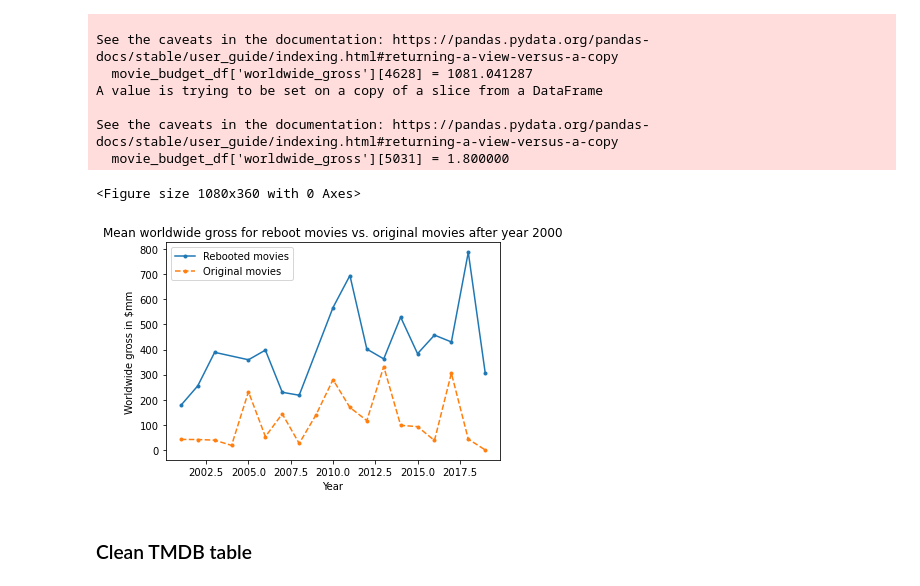
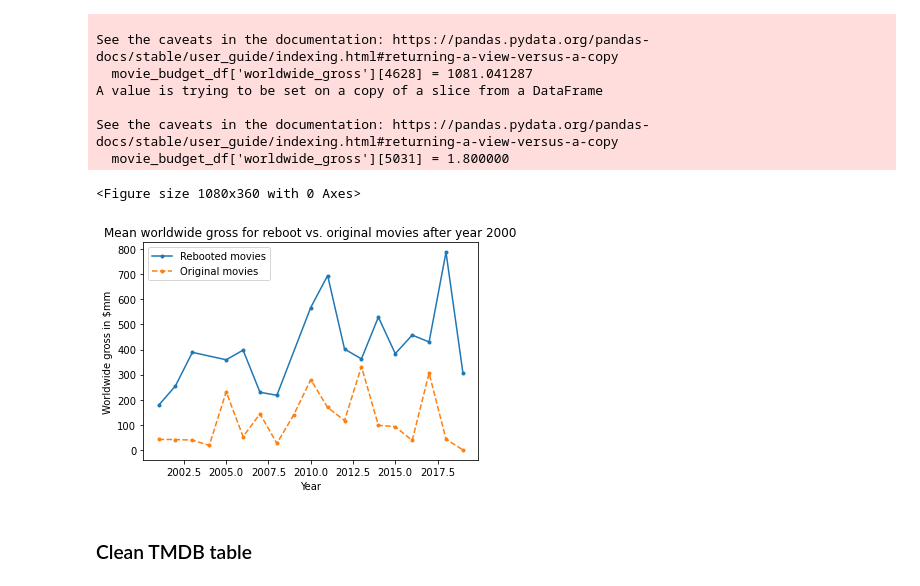
Before and after one commit to Meir-Alelov/Movie-Data-Analysis-and-Recs, a Jupyter notebook: Final_notebook.ipynb, the cells around one changed output. Saved outputs shown, nothing was run; the diff lists cells and outputs as text; code cells hidden in the pictures.

Commit message:
change to final notebook and add graph images

```diff
--- a/Final_notebook.ipynb
+++ b/Final_notebook.ipynb
@@ -429,19 +463,20 @@ non_rebooted_2000_df = non_rebooted_2000_df.groupby(by='Year').mean()
 # %%
 #comparing the mean worldwide gross for remade movies vs original movies after the year 2000
 plt.figure(figsize=(15,5))
 fig, ax = plt.subplots()
 ax.plot(rebooted_2000_df.index, rebooted_2000_df['worldwide_gross'], linestyle="-", label='Rebooted movies', marker='.')
 ax.plot(non_rebooted_2000_df.index, non_rebooted_2000_df['worldwide_gross'], linestyle="--", label='Original movies', marker='.')
 #ax.plot(scaley=False)
-ax.set_title("Mean worldwide gross for reboot movies vs. original movies after year 2000")
+ax.set_title("Mean worldwide gross for reboot vs. original movies after year 2000")
 ax.set_xlabel("Year")
 ax.set_ylabel("Worldwide gross in $mm")
 ax.legend()
+plt.savefig('./Images/Reboots.png')
 
 plt.show()
 # %% [output]
 <Figure size 1080x360 with 0 Axes>
-[figure, old version]
+[figure, new version]
 # %% [markdown]
 ### Clean TMDB table
 # %%
```
Also changed, not shown: parts of 3 cells of this notebook, 3 other files.
